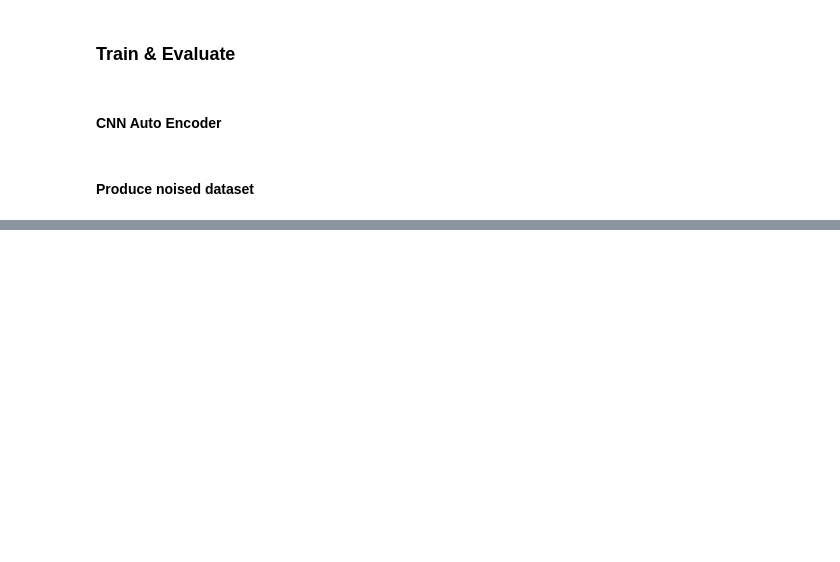
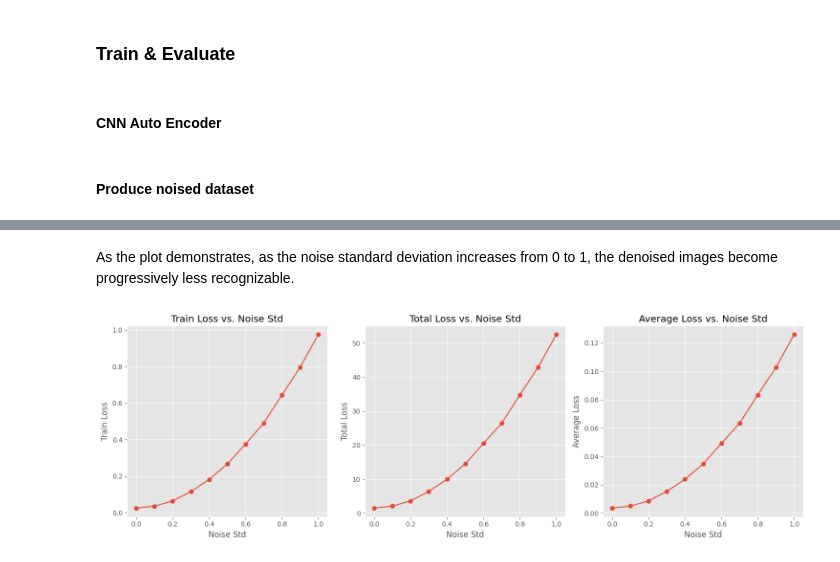
Before and after one commit to YuanRuQian/cs6017-labs, a Jupyter notebook: HW6/HW6.ipynb, the cells around one changed output, grey strips where cells are left out. Saved outputs shown, nothing was run; the diff lists cells and outputs as text; code cells hidden in the pictures; blank space fills up the shorter version.

```diff
--- a/HW6/HW6.ipynb
+++ b/HW6/HW6.ipynb
@@ -787,0 +797,46 @@ Average evaluation loss: 0.12511030790045394
+# %% [markdown]
+As the plot demonstrates, as the noise standard deviation increases from 0 to 1, the denoised images become progressively less recognizable.
+# %%
+import matplotlib.pyplot as plt
+
+plt.style.use('ggplot')
+
+def plot_losses(noise_std_to_evaluation):
+    # Extract the noise_std and evaluation values from the dictionary
+    noise_stds = list(noise_std_to_evaluation.keys())
+    train_losses = [evaluation["train_loss"]
+                    for evaluation in noise_std_to_evaluation.values()]
+    total_losses = [evaluation["total_loss"]
+                    for evaluation in noise_std_to_evaluation.values()]
+    average_losses = [evaluation["average_loss"]
+                      for evaluation in noise_std_to_evaluation.values()]
+
+    # Create a 1x3 subplot
+    fig, axes = plt.subplots(1, 3, figsize=(15, 5))
+
+    # Plot the train loss
+    axes[0].plot(noise_stds, train_losses, marker='o')
+    axes[0].set_xlabel("Noise Std")
+    axes[0].set_ylabel("Train Loss")
+    axes[0].set_title("Train Loss vs. Noise Std")
+
+    # Plot the total loss
+    axes[1].plot(noise_stds, total_losses, marker='o')
+    axes[1].set_xlabel("Noise Std")
+    axes[1].set_ylabel("Total Loss")
+    axes[1].set_title("Total Loss vs. Noise Std")
+
+    # Plot the average loss
+    axes[2].plot(noise_stds, average_losses, marker='o')
+    axes[2].set_xlabel("Noise Std")
+    axes[2].set_ylabel("Average Loss")
+    axes[2].set_title("Average Loss vs. Noise Std")
+
+    plt.tight_layout()
+
+
+# Call the function to create the plot
+plot_losses(noise_std_to_evaluation)
+plt.show()
+# %% [output]
+[figure, added]
```
Also changed, not shown: parts of 3 cells of this notebook.
